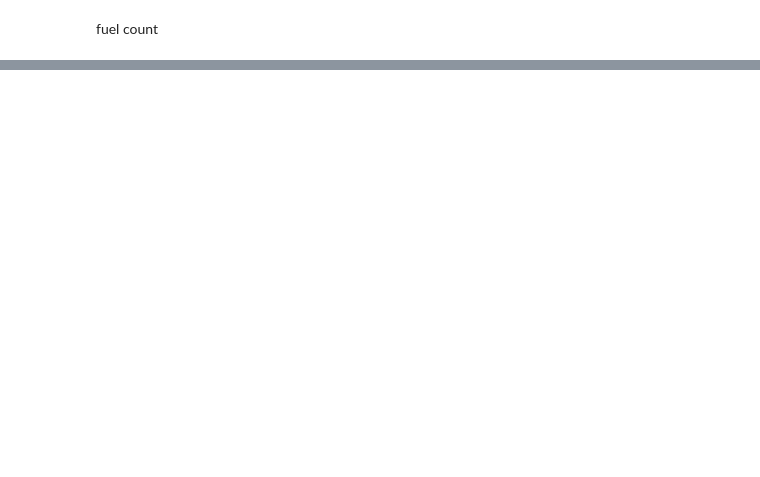
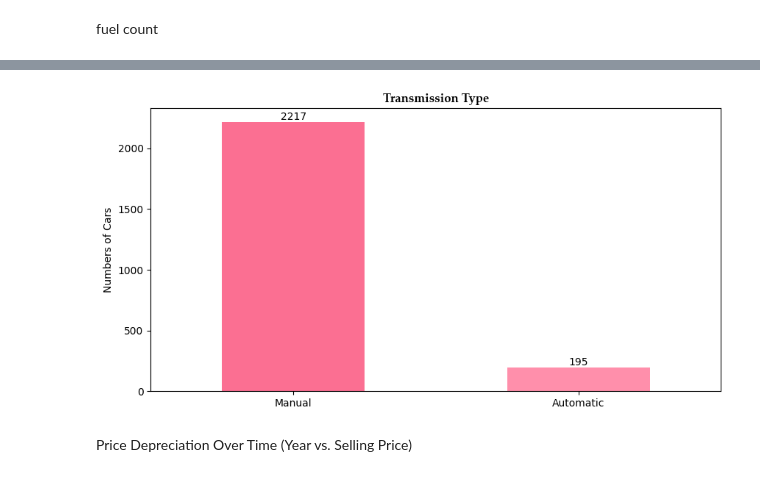
Before and after one commit to WendyInft/MATHEDA-INFANTE, a Jupyter notebook: WK11-Endterm-Exam/Exercise/Endterm-Exam-Infante.ipynb, the cells around one changed output, grey strips where cells are left out. Drawn from its saved outputs; the diff is of its cells as text; code cells hidden in the pictures; blank space fills up the shorter version.

```diff
--- a/WK11-Endterm-Exam/Exercise/Endterm-Exam-Infante.ipynb
+++ b/WK11-Endterm-Exam/Exercise/Endterm-Exam-Infante.ipynb
@@ -182,0 +219,12 @@ fuel count
+# %%
+chart = t_counts.plot(kind='bar',color = ['#FB6F92','#FF8FAB','#FFB3C6','#FFC2D1','#FFE5EC'], figsize=(10,5))
+chart.bar_label(chart.containers[0], label_type='edge')
+plt.title('Transmission Type', fontfamily = 'Palatino Linotype', fontsize=12, fontweight='bold')
+plt.xlabel('')
+chart.set_xticklabels(t_counts.index, rotation=0)
+plt.ylabel('Numbers of Cars')
+plt.show()
+# %% [output]
+[figure, added]
+# %% [markdown]
+Price Depreciation Over Time (Year vs. Selling Price)
```
Also changed, not shown: parts of 15 cells of this notebook, 1 other file.
